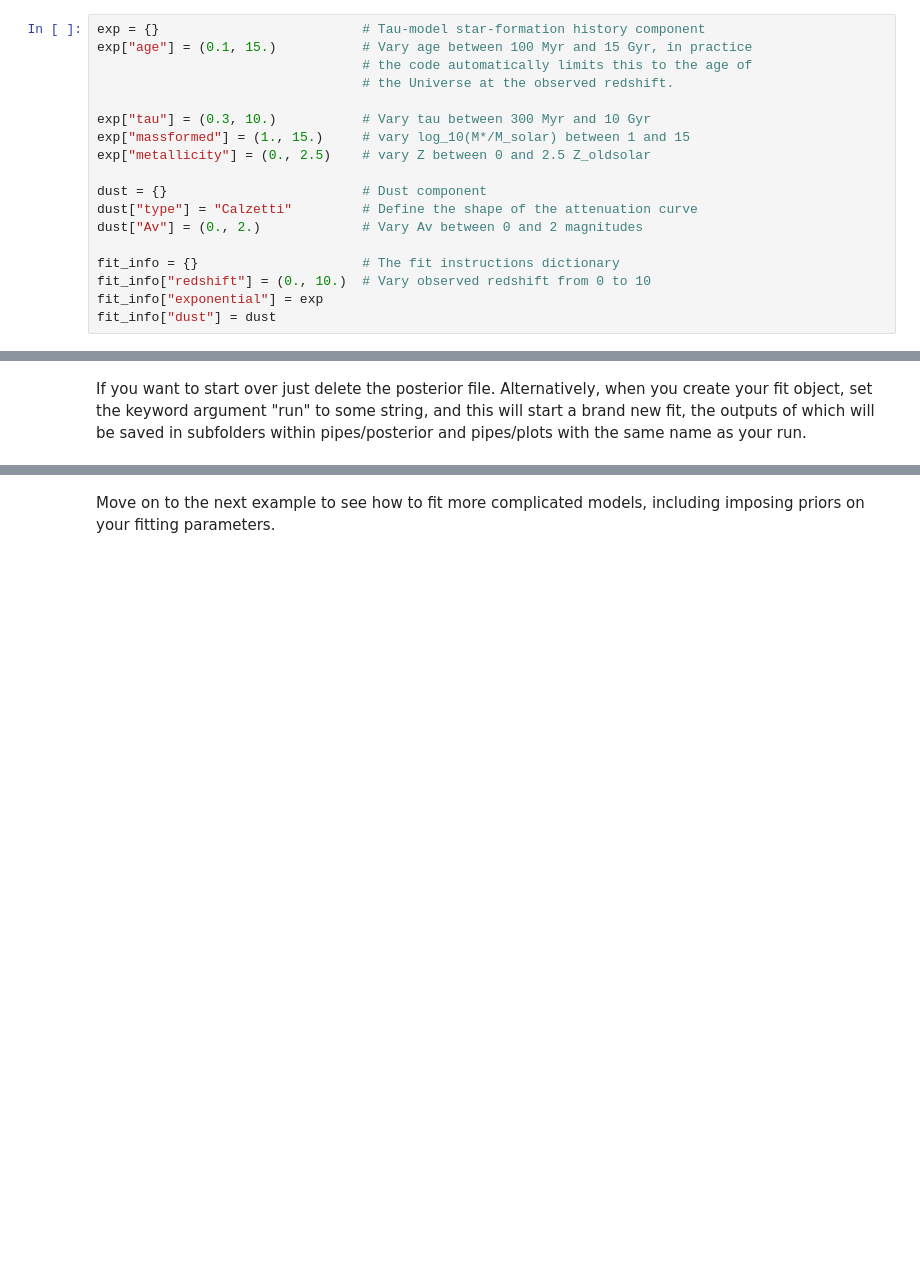
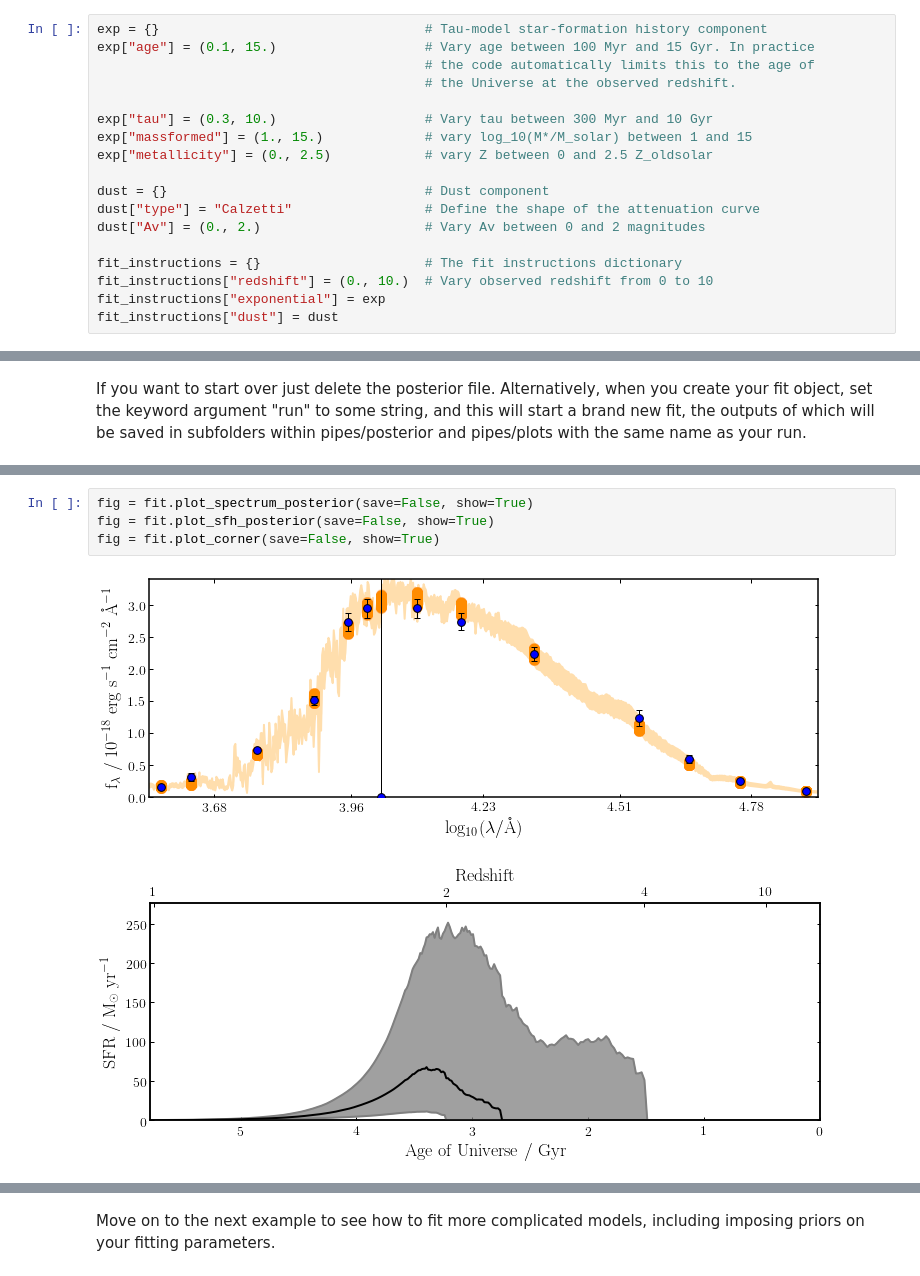
Before and after one commit to ACCarnall/bagpipes, a Jupyter notebook: examples/Example 3 - Fitting photometric data with a simple model.ipynb, the cells around one changed output, grey strips where cells are left out. Drawn from its saved outputs; the diff is of its cells as text; blank space fills up the shorter version.

```diff
--- a/examples/Example 3 - Fitting photometric data with a simple model.ipynb
+++ b/examples/Example 3 - Fitting photometric data with a simple model.ipynb
@@ -73,18 +62,18 @@ Next we need to define the parameters of the model we want to fit to the data. W
 # %%
-exp = {}                          # Tau-model star-formation history component
-exp["age"] = (0.1, 15.)           # Vary age between 100 Myr and 15 Gyr, in practice
-                                  # the code automatically limits this to the age of
-                                  # the Universe at the observed redshift.
+exp = {}                                  # Tau-model star-formation history component
+exp["age"] = (0.1, 15.)                   # Vary age between 100 Myr and 15 Gyr. In practice
+                                          # the code automatically limits this to the age of
+                                          # the Universe at the observed redshift.
 
-exp["tau"] = (0.3, 10.)           # Vary tau between 300 Myr and 10 Gyr
-exp["massformed"] = (1., 15.)     # vary log_10(M*/M_solar) between 1 and 15
-exp["metallicity"] = (0., 2.5)    # vary Z between 0 and 2.5 Z_oldsolar
+exp["tau"] = (0.3, 10.)                   # Vary tau between 300 Myr and 10 Gyr
+exp["massformed"] = (1., 15.)             # vary log_10(M*/M_solar) between 1 and 15
+exp["metallicity"] = (0., 2.5)            # vary Z between 0 and 2.5 Z_oldsolar
 
-dust = {}                         # Dust component
-dust["type"] = "Calzetti"         # Define the shape of the attenuation curve
-dust["Av"] = (0., 2.)             # Vary Av between 0 and 2 magnitudes
+dust = {}                                 # Dust component
+dust["type"] = "Calzetti"                 # Define the shape of the attenuation curve
+dust["Av"] = (0., 2.)                     # Vary Av between 0 and 2 magnitudes
 
-fit_info = {}                     # The fit instructions dictionary
-fit_info["redshift"] = (0., 10.)  # Vary observed redshift from 0 to 10
-fit_info["exponential"] = exp
-fit_info["dust"] = dust
+fit_instructions = {}                     # The fit instructions dictionary
+fit_instructions["redshift"] = (0., 10.)  # Vary observed redshift from 0 to 10
+fit_instructions["exponential"] = exp
+fit_instructions["dust"] = dust
@@ -211,0 +188,7 @@ fig = fit.plot_corner(save=False)
+# %%
+fig = fit.plot_spectrum_posterior(save=False, show=True)
+fig = fit.plot_sfh_posterior(save=False, show=True)
+fig = fit.plot_corner(save=False, show=True)
+# %% [output]
+[figure, added]
+[figure, added]
```
Also changed, not shown: parts of 30 cells of this notebook, 41 other files.
